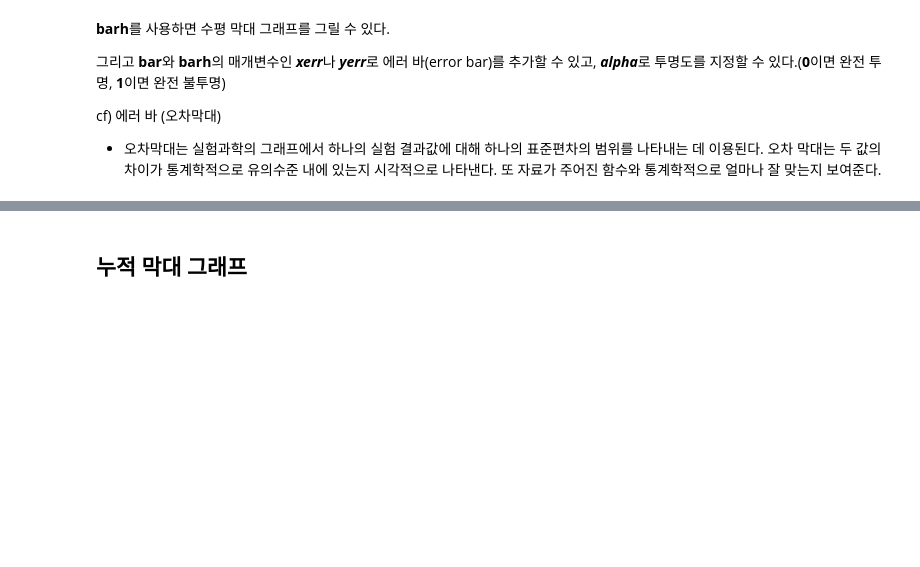
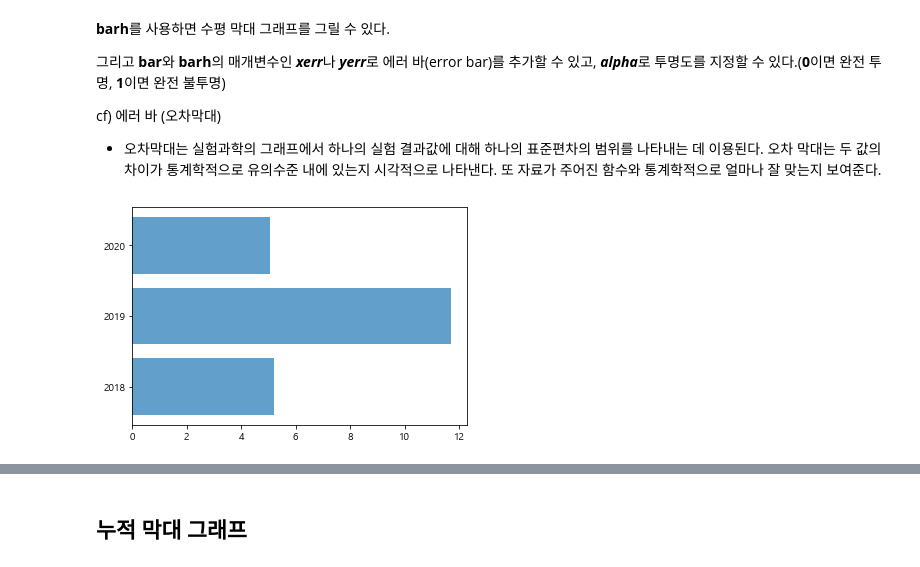
Before and after one commit to kelly062001/Frontend_study, a Jupyter notebook: outta/lecture_4_data_visualization/송현지 - data_visualization_1_배포용.ipynb, the cells around one changed output, grey strips where cells are left out. Saved outputs shown, nothing was run; the diff lists cells and outputs as text; code cells hidden in the pictures; blank space fills up the shorter version.

```diff
--- a/outta/lecture_4_data_visualization/송현지 - data_visualization_1_배포용.ipynb
+++ b/outta/lecture_4_data_visualization/송현지 - data_visualization_1_배포용.ipynb
@@ -692,14 +701,18 @@ cf) 에러 바 (오차막대)
 # %%
 y = np.arange(3)
 years = ['2018', '2019', '2020']
 
 np.random.seed(5)
 values = 3 + 10 * np.random.rand(len(years))
 error = np.random.rand(len(years))
 
 ## type your code ##
+plt.barh(y, values,alpha=0.7)
+plt.yticks(y,years)
 
 plt.show()
+# %% [output]
+[figure, added]
 # %%
 # multiple barh charts
 # height을 통해 막대의 높이를 조정할 수 있다.
```
Also changed, not shown: parts of 25 cells of this notebook, 2 other files.
